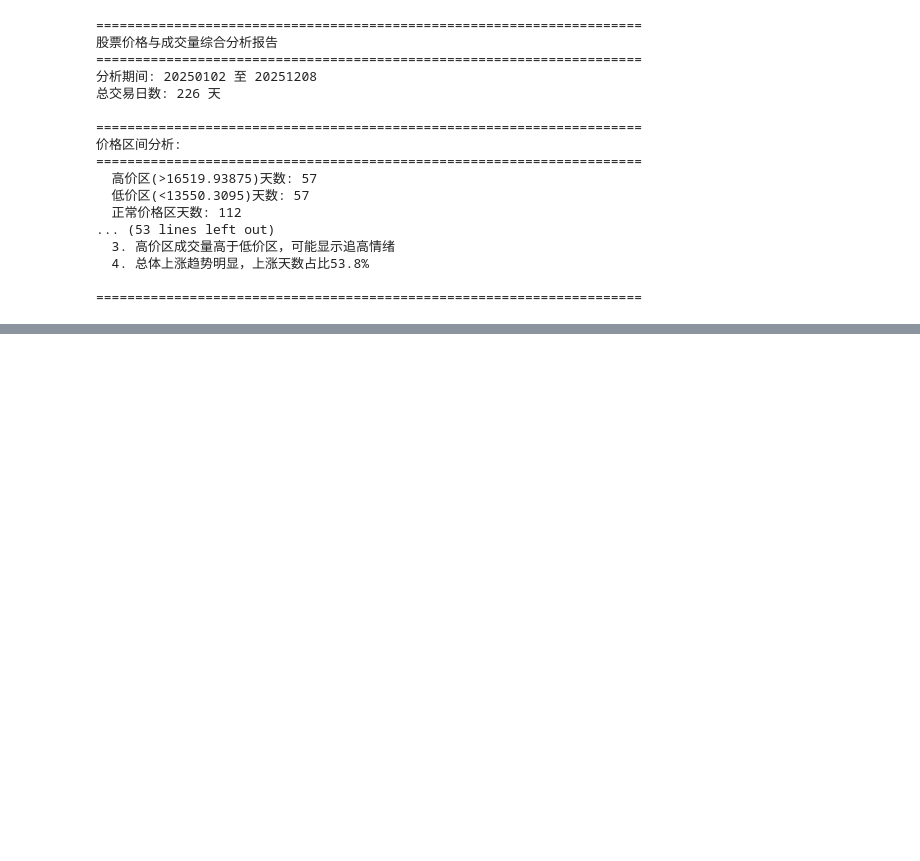
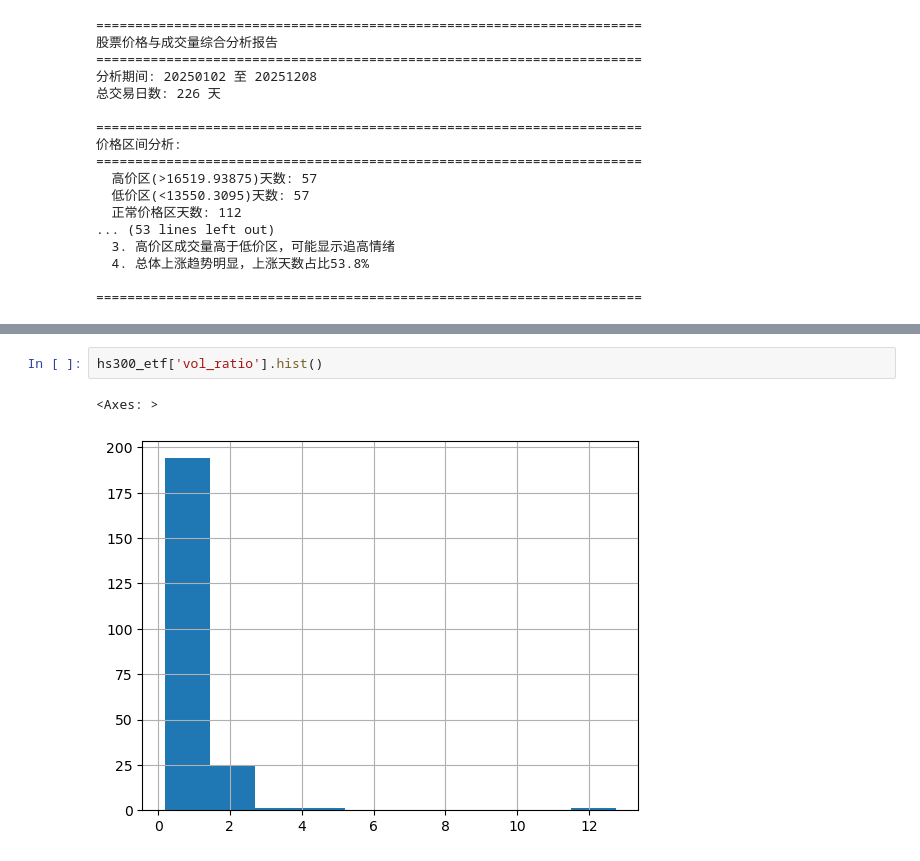
Before and after one commit to longmfe/MarsFinance, a Jupyter notebook: app/price_volume_analysis.ipynb, the cells around one changed output, grey strips where cells are left out. Saved outputs shown, nothing was run; the diff lists cells and outputs as text; blank space fills up the shorter version.

```diff
--- a/app/price_volume_analysis.ipynb
+++ b/app/price_volume_analysis.ipynb
@@ -830,0 +920,5 @@ get_hist_data_by_count('601318', 10)
+# %%
+hs300_etf['vol_ratio'].hist()
+# %% [output]
+<Axes: >
+[figure, added]
```
Also changed, not shown: parts of 11 cells of this notebook.
